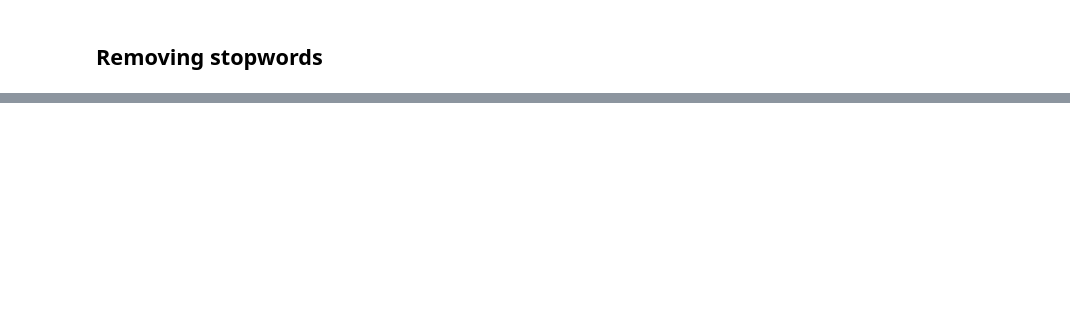
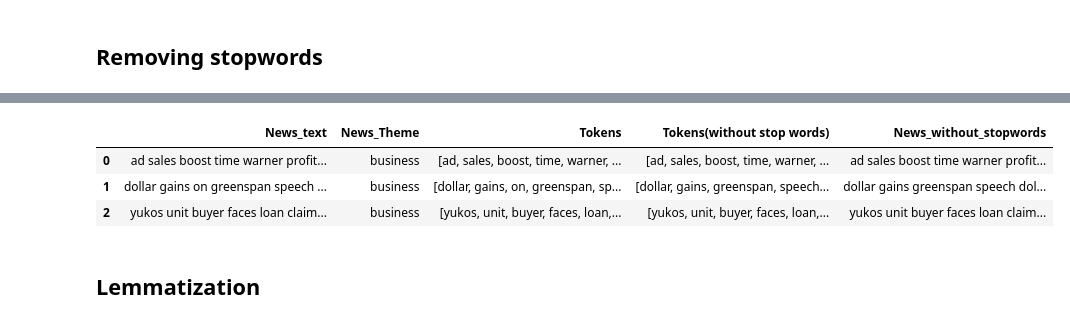
Before and after one commit to sahoomrutyunjaya12345/TopicModellingonNewsArticle, a Jupyter notebook: TopicModellingOnNewsArticle_CapstoneProject.ipynb, the cells around one changed output, grey strips where cells are left out. Cells and saved outputs as stored; diff of their text form; code cells hidden in the pictures; blank space fills up the shorter version.

```diff
--- a/TopicModellingOnNewsArticle_CapstoneProject.ipynb
+++ b/TopicModellingOnNewsArticle_CapstoneProject.ipynb
@@ -650,0 +417,11 @@ Entertainment_data
+# %%
+# Creating an another column to see the news without stopwords
+data_df['News_without_stopwords'] = [' '.join(word) for word in data_df['Tokens(without stop words)']]
+data_df.head(3)
+# %% [output]
+|  | News_text | News_Theme | Tokens | Tokens(without stop words) | News_without_stopwords |
+| 0 | ad sales boost time warner profit... | business | [ad, sales, boost, time, warner, ... | [ad, sales, boost, time, warner, ... | ad sales boost time warner profit... |
+| 1 | dollar gains on greenspan speech ... | business | [dollar, gains, on, greenspan, sp... | [dollar, gains, greenspan, speech... | dollar gains greenspan speech dol... |
+| 2 | yukos unit buyer faces loan claim... | business | [yukos, unit, buyer, faces, loan,... | [yukos, unit, buyer, faces, loan,... | yukos unit buyer faces loan claim... |
+# %% [markdown]
+## Lemmatization
```
Also changed, not shown: parts of 70 cells of this notebook.
